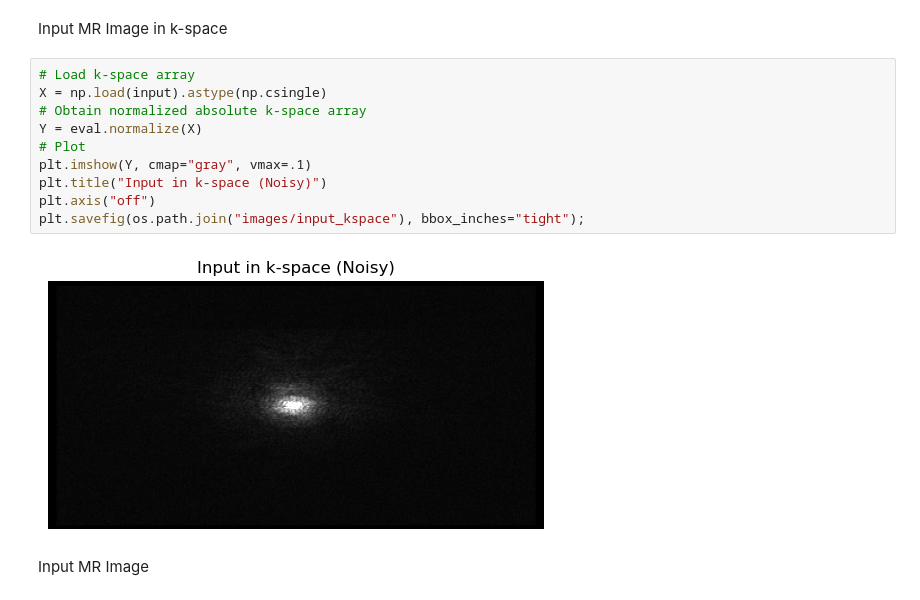
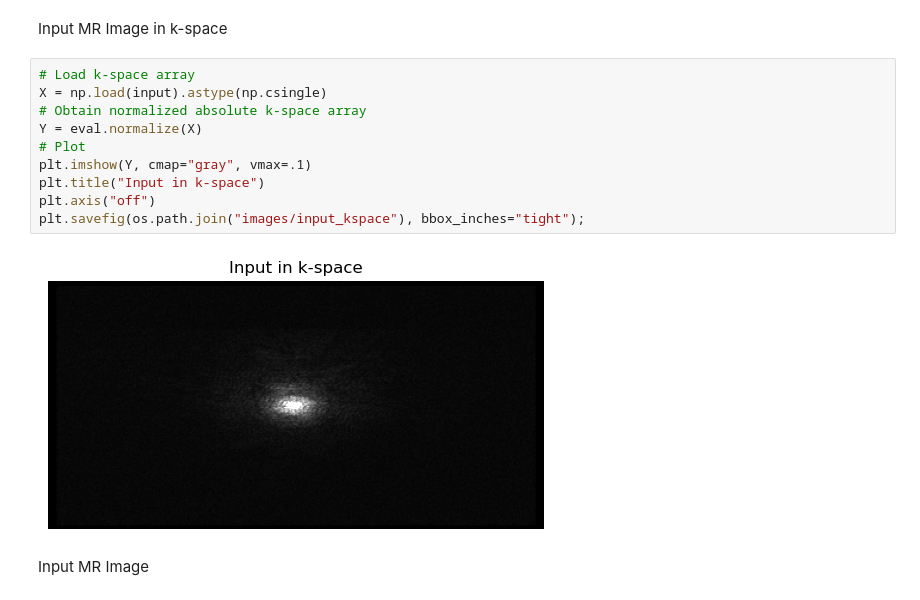
Before and after one commit to vishu-tyagi/MRI-Denoising, a Jupyter notebook: notebooks/explore-data.ipynb, the cells around one changed output. Cells and saved outputs as stored; diff of their text form.

```diff
--- a/notebooks/explore-data.ipynb
+++ b/notebooks/explore-data.ipynb
@@ -40,15 +40,15 @@ Input MR Image in k-space
 # %%
 # Load k-space array
 X = np.load(input).astype(np.csingle)
 # Obtain normalized absolute k-space array
 Y = eval.normalize(X)
 # Plot
 plt.imshow(Y, cmap="gray", vmax=.1)
-plt.title("Input in k-space (Noisy)")
+plt.title("Input in k-space")
 plt.axis("off")
 plt.savefig(os.path.join("images/input_kspace"), bbox_inches="tight");
 # %% [output]
-[figure, old version]
+[figure, new version]
 # %% [markdown]
 Input MR Image
 # %%
```
Also changed, not shown: parts of 1 cell of this notebook.
